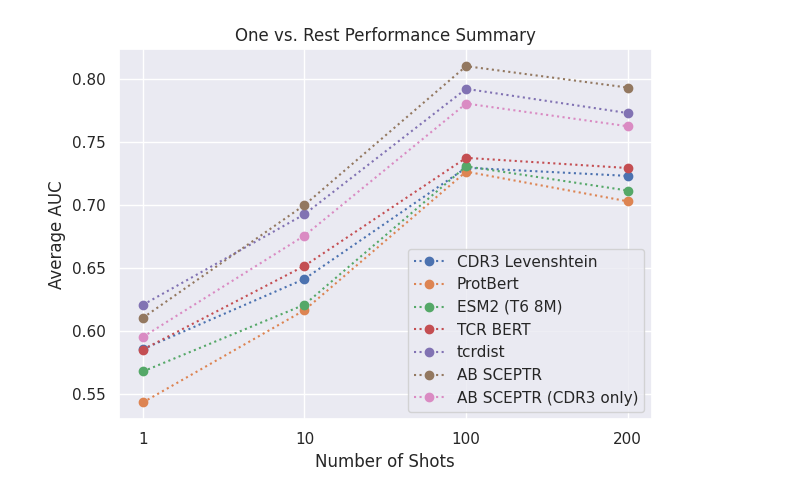
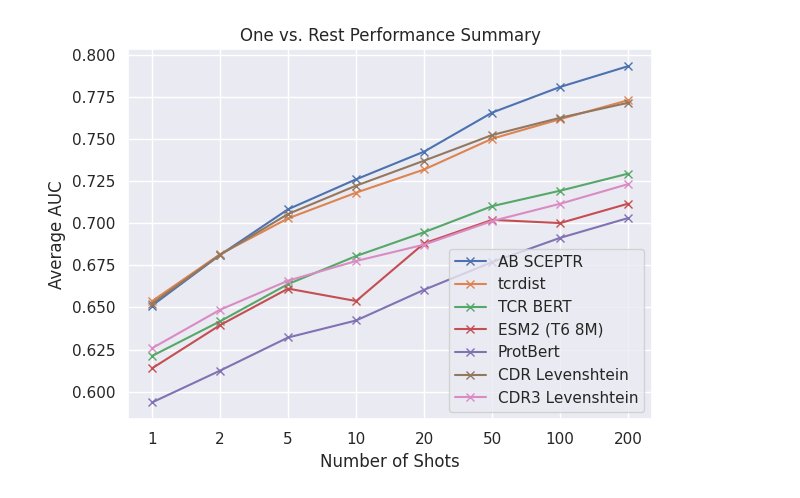
Before and after one commit to yutanagano/sceptr_publication_analyses, a Jupyter notebook: notebooks/plot_generation.ipynb, the cells around one changed output. Cells and saved outputs as stored; diff of their text form; code cells hidden in the pictures.

Commit message:
New figures

```diff
--- a/notebooks/plot_generation.ipynb
+++ b/notebooks/plot_generation.ipynb
@@ -16,2 +13,30 @@ BENCHMARKS_DIR = PROJECT_ROOT/"benchmarks"
+# %%
+PROJECT_ROOT = Path.cwd().parent.resolve()
+RESULTS_DIR = PROJECT_ROOT/"analysis_results"
+
+MODELS_OF_INTEREST = (
+    "AB SCEPTR",
+    "tcrdist",
+    "TCR BERT",
+    "ESM2 (T6 8M)",
+    "ProtBert",
+    "CDR Levenshtein",
+    "CDR3 Levenshtein",
+    # "AB SCEPTR (CDR3 only)",
+    # "AB SCEPTR (MLM only)",
+    # "AB SCEPTR (CDR3 only, MLM only)"
+)
+
+LARGELY_SAMPLED_EPITOPES = (
+    # "CINGVCWTV",
+    "GILGFVFTL",
+    # "GLCTLVAML",
+    # "LLWNGPMAV",
+    "NLVPMVATV",
+    "SPRWYFYYL",
+    "TFEYVSQPFLMDLE",
+    "TTDPSFLGRY",
+    "YLQPRTFLL"
+)
 # %%
 def load_data(model_name: str, task_name: str) -> DataFrame:
@@ -36,17 +61,17 @@ def plot_auc_distributions(model_names: Iterable[str], task_name: str) -> Figure
     return fig
 # %%
 def plot_ovr_nn_summary_figure(model_names: Iterable[str]) -> Figure:
-    num_shots = [1, 10, 100, 200]
+    num_shots = [1, 2, 5, 10, 20, 50, 100, 200]
 
     fig, ax = plt.subplots()
 
     for model_name in model_names:
-        ax.plot(get_model_ovr_nn_summary(model_name, num_shots), "o:", label=model_name)
+        ax.plot(get_model_ovr_nn_summary(model_name, num_shots), "x-", label=model_name)
 
     ax.set_title("One vs. Rest Performance Summary")
     ax.set_ylabel("Average AUC")
     ax.set_xlabel("Number of Shots")
-    ax.set_xticks(range(4), [1,10,100,200])
+    ax.set_xticks(range(8), [1, 2, 5, 10, 20, 50, 100, 200])
 
     ax.legend()
     fig.tight_layout()
@@ -56,7 +81,7 @@ def plot_ovr_nn_summary_figure(model_names: Iterable[str]) -> Figure:
 
 def get_model_ovr_nn_summary(model_name: str, num_shots: Iterable[int]) -> ndarray:
     results = [load_data(model_name, get_ovr_task_name(k)) for k in num_shots]
-    avg_aucs = [df["mean_auc"].mean() for df in results]
+    avg_aucs = [df[df["epitope"].map(lambda x: x in LARGELY_SAMPLED_EPITOPES)]["mean_auc"].mean() for df in results]
     return np.array(avg_aucs)
 
 
@@ -84,4 +92,4 @@ TASKS = (
 # %%
-fig = plot_ovr_nn_summary_figure(MODEL_NAMES)
+fig = plot_ovr_nn_summary_figure(MODELS_OF_INTEREST)
 # %% [output]
-[figure, old version]
+[figure, new version]
```
Also changed, not shown: parts of 7 cells of this notebook.
